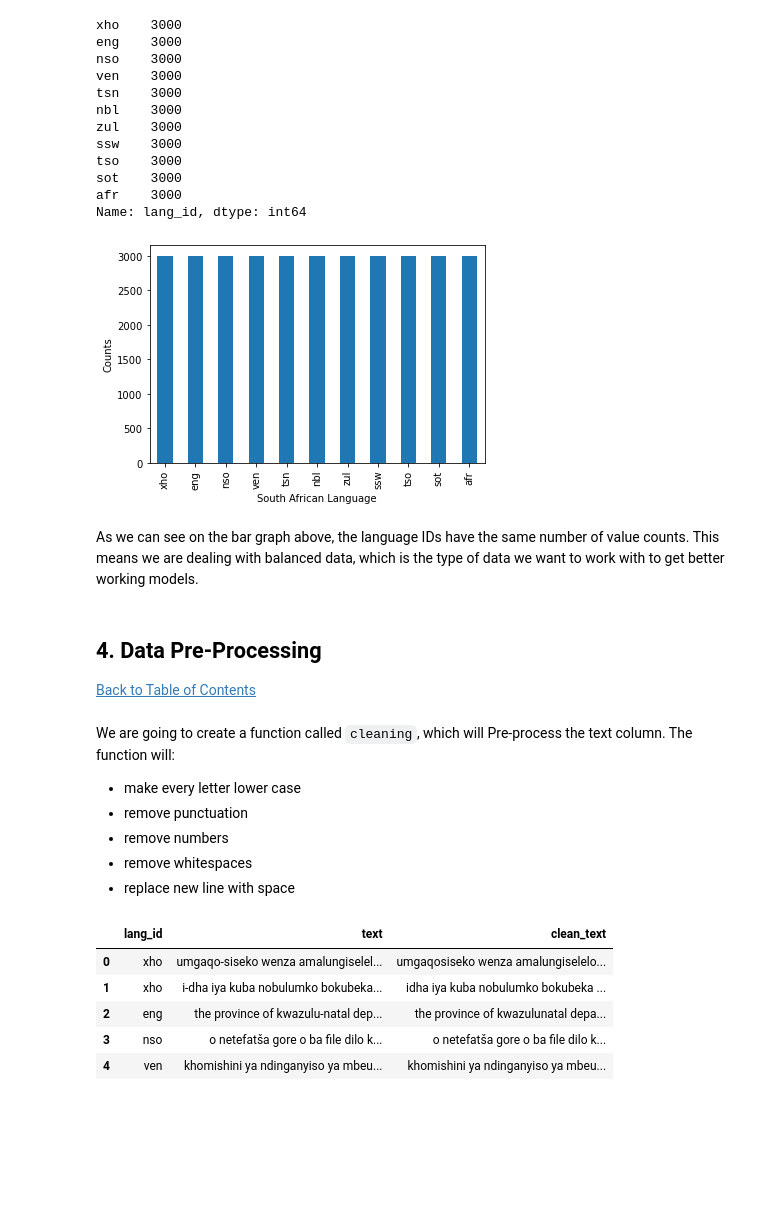
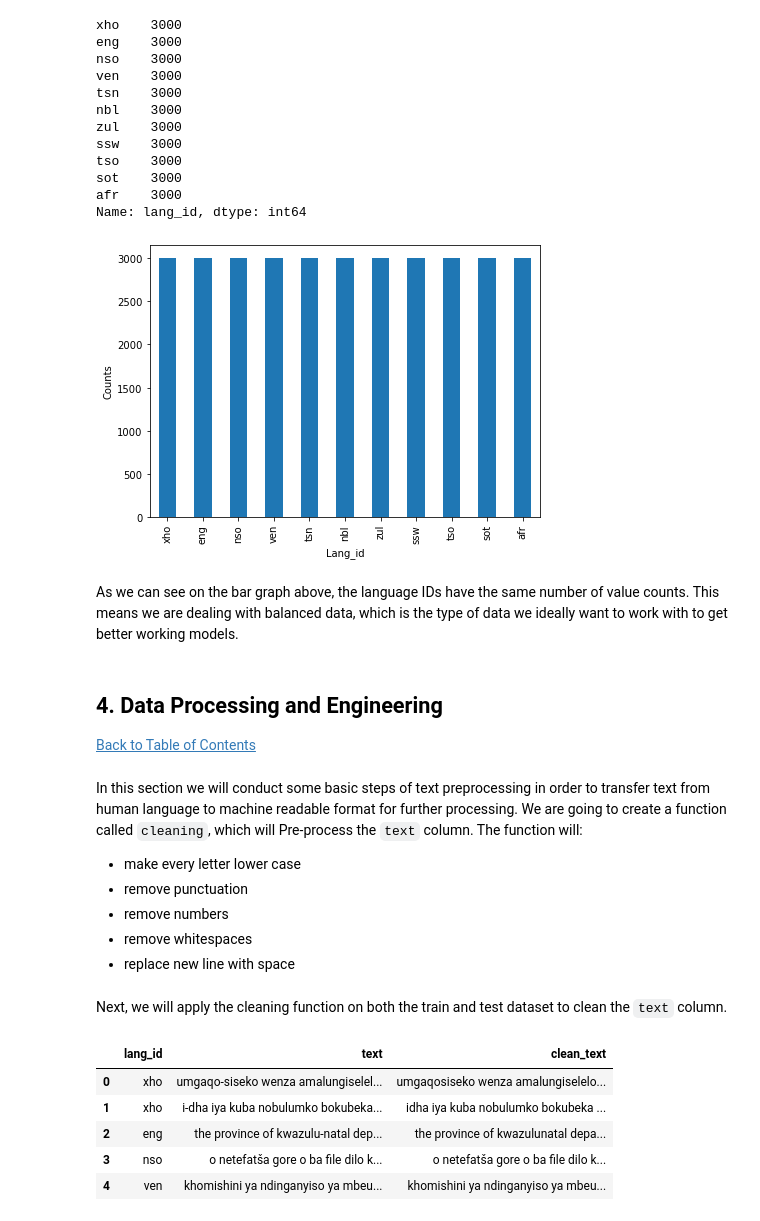
Before and after one commit to Cubic5/SA-Language, a Jupyter notebook: South_African_Language.ipynb, the cells around one changed output. Saved outputs shown, nothing was run; the diff lists cells and outputs as text; code cells hidden in the pictures; blank space fills up the shorter version.

```diff
--- a/South_African_Language.ipynb
+++ b/South_African_Language.ipynb
@@ -161,21 +170,21 @@ sot    3000
 afr    3000
 Name: lang_id, dtype: int64
 # %%
-train['lang_id'].value_counts().plot(kind='bar')
-plt.xlabel('South African Language')
+train['lang_id'].value_counts().plot(figsize=(7,5),kind='bar')
+plt.xlabel('Lang_id')
 plt.ylabel('Counts')
 plt.show()
 # %% [output]
-[figure, old version]
+[figure, new version]
 # %% [markdown]
-As we can see on the bar graph above, the language IDs have the same number of value counts. This means we are dealing with balanced data, which is the type of data we want to work with to get better working models.
+As we can see on the bar graph above, the language IDs have the same number of value counts. This means we are dealing with balanced data, which is the type of data we ideally want to work with to get better working models.
 # %% [markdown]
 <a id="four"></a>
-## 4. Data Pre-Processing
+## 4. Data Processing and Engineering
 <a class="anchor" id="1.1"></a>
 <a href=#cont>Back to Table of Contents</a>
 # %% [markdown]
-We are going to create a function called `cleaning`, which will Pre-process the text column. The function will:
+In this section we will conduct some basic steps of text preprocessing in order to transfer text from human language to machine readable format for further processing. We are going to create a function called `cleaning`, which will Pre-process the `text` column. The function will:
 * make every letter lower case
 * remove punctuation
 * remove numbers
@@ -190,6 +199,8 @@ def cleaning(text):
     text = ' '.join(text.split())
 
     return text
+# %% [markdown]
+Next, we will apply the cleaning function on both the train and test dataset to clean the `text` column.
 # %%
 train['clean_text'] = train['text'].apply(cleaning)
 test['clean_text'] = test['text'].apply(cleaning)
```
Also changed, not shown: parts of 43 cells of this notebook.
